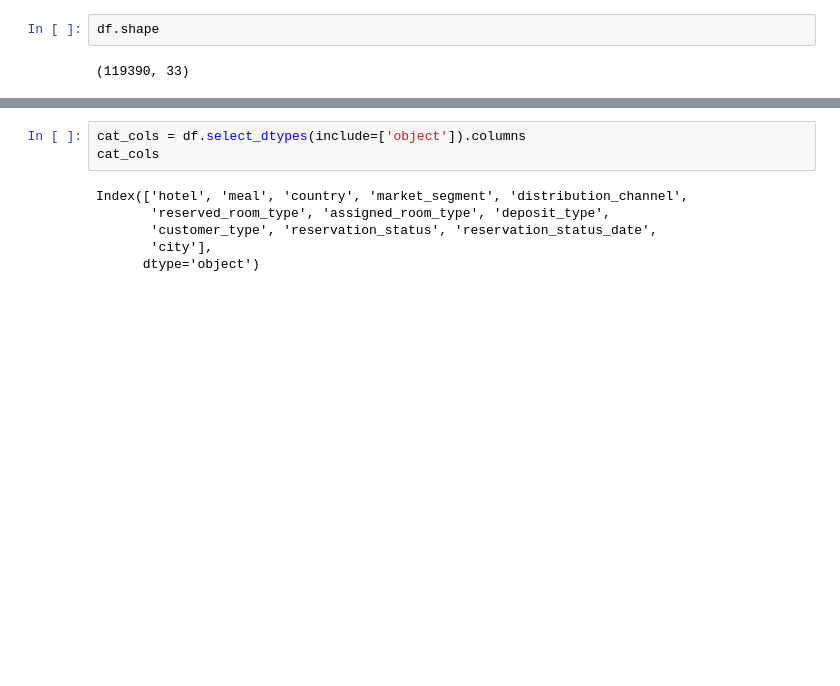
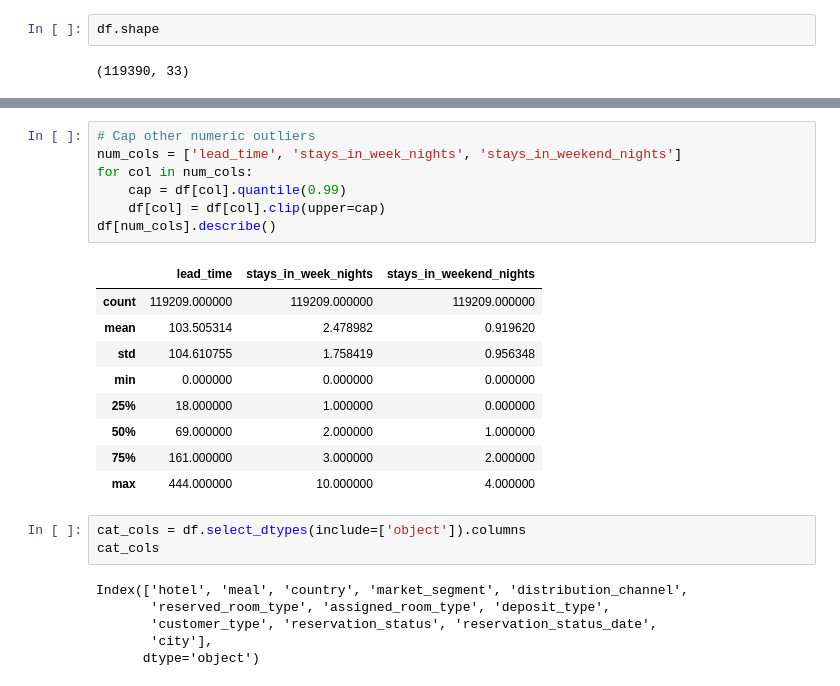
Before and after one commit to Seifmakled/hotelProject, a Jupyter notebook: notebook/main.ipynb, the cells around one changed output, grey strips where cells are left out. Cells and saved outputs as stored; diff of their text form; blank space fills up the shorter version.

```diff
--- a/notebook/main.ipynb
+++ b/notebook/main.ipynb
@@ -126,3 +159,20 @@ Name: lead_time, dtype: float64
+# %%
+# Cap other numeric outliers
+num_cols = ['lead_time', 'stays_in_week_nights', 'stays_in_weekend_nights']
+for col in num_cols:
+    cap = df[col].quantile(0.99)
+    df[col] = df[col].clip(upper=cap)
+df[num_cols].describe()
+# %% [output]
+|  | lead_time | stays_in_week_nights | stays_in_weekend_nights |
+| count | 119209.000000 | 119209.000000 | 119209.000000 |
+| mean | 103.505314 | 2.478982 | 0.919620 |
+| std | 104.610755 | 1.758419 | 0.956348 |
+| min | 0.000000 | 0.000000 | 0.000000 |
+| 25% | 18.000000 | 1.000000 | 0.000000 |
+| 50% | 69.000000 | 2.000000 | 1.000000 |
+| 75% | 161.000000 | 3.000000 | 2.000000 |
+| max | 444.000000 | 10.000000 | 4.000000 |
 # %%
 cat_cols = df.select_dtypes(include=['object']).columns
 cat_cols
```
Also changed, not shown: parts of 20 cells of this notebook.
